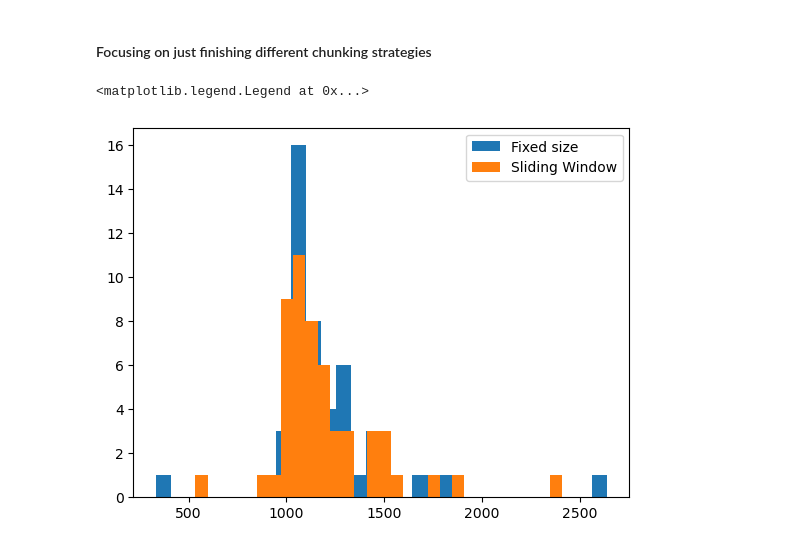
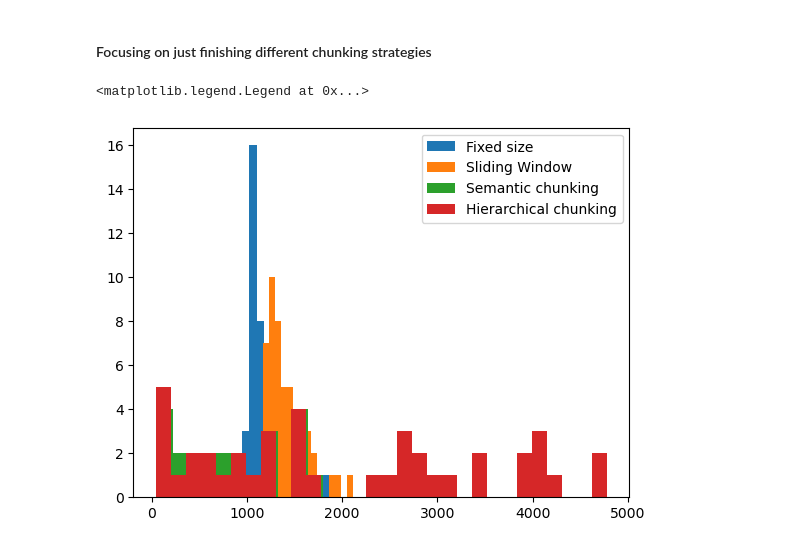
Before and after one commit to Vaakir/mRAG_on_MMDocIR, a Jupyter notebook: src/notebooks/Kirantest.ipynb, the cells around one changed output. Cells and saved outputs as stored; diff of their text form; code cells hidden in the pictures.

Commit message:
feat: hierarchical chunking

```diff
--- a/src/notebooks/Kirantest.ipynb
+++ b/src/notebooks/Kirantest.ipynb
@@ -225,13 +364,17 @@ class Chunking:
 # %%
 
 chunker = Chunking(blocks)
 
 fixed_size_chunks = chunker.fixed_size()
 sliding_size_chunks = chunker.sliding_window()
+semantic_size_chunks = chunker.semantic()
+hierarchical_size_chunks = chunker.hierarchical()
 plot_chunk_size_distribution(fixed_size_chunks, label="Fixed size")
 plot_chunk_size_distribution(sliding_size_chunks, label="Sliding Window")
+plot_chunk_size_distribution(semantic_size_chunks, label="Semantic chunking")
+plot_chunk_size_distribution(hierarchical_size_chunks, label="Hierarchical chunking")
 
 plt.legend()
 # %% [output]
 <matplotlib.legend.Legend at 0x...>
-[figure, old version]
+[figure, new version]
```
Also changed, not shown: parts of 11 cells of this notebook, 2 other files.
